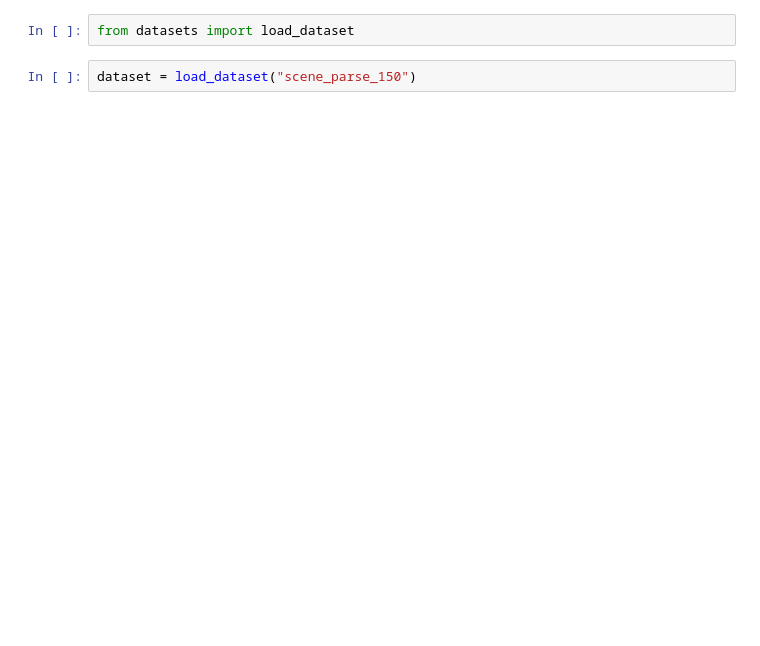
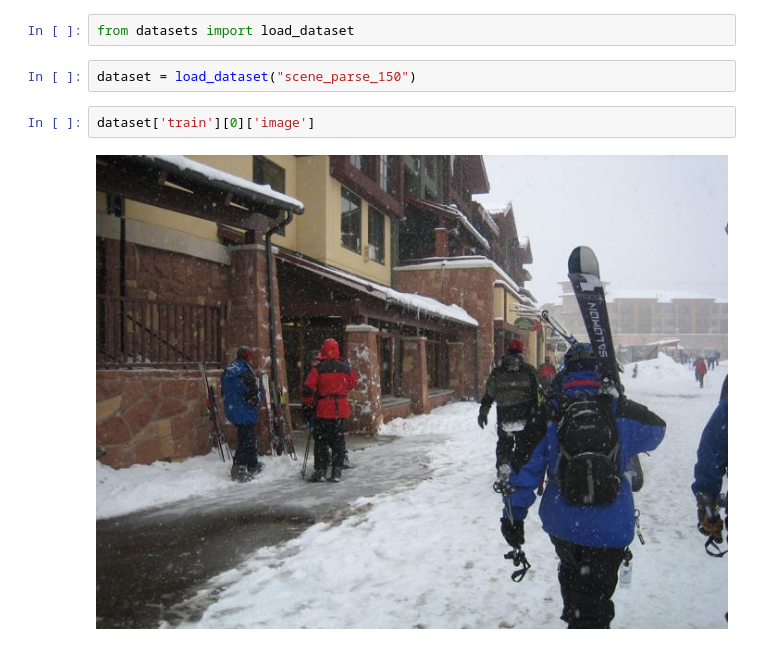
Before and after one commit to danjacobellis/segmentation, a Jupyter notebook: ADE20k.ipynb, the cells around one changed output. Cells and saved outputs as stored; diff of their text form; blank space fills up the shorter version.

Commit message:
load dataset

```diff
--- a/ADE20k.ipynb
+++ b/ADE20k.ipynb
@@ -2,3 +2,7 @@
 from datasets import load_dataset
 # %%
 dataset = load_dataset("scene_parse_150")
+# %%
+dataset['train'][0]['image']
+# %% [output]
+[figure, added]
```
Also changed, not shown: parts of 1 cell of this notebook.
